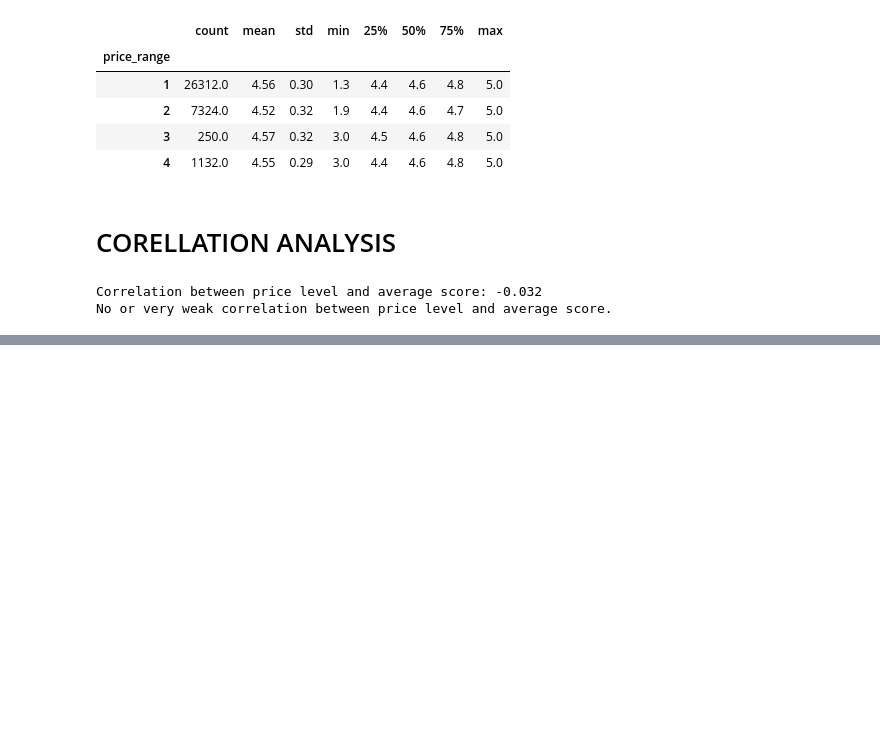
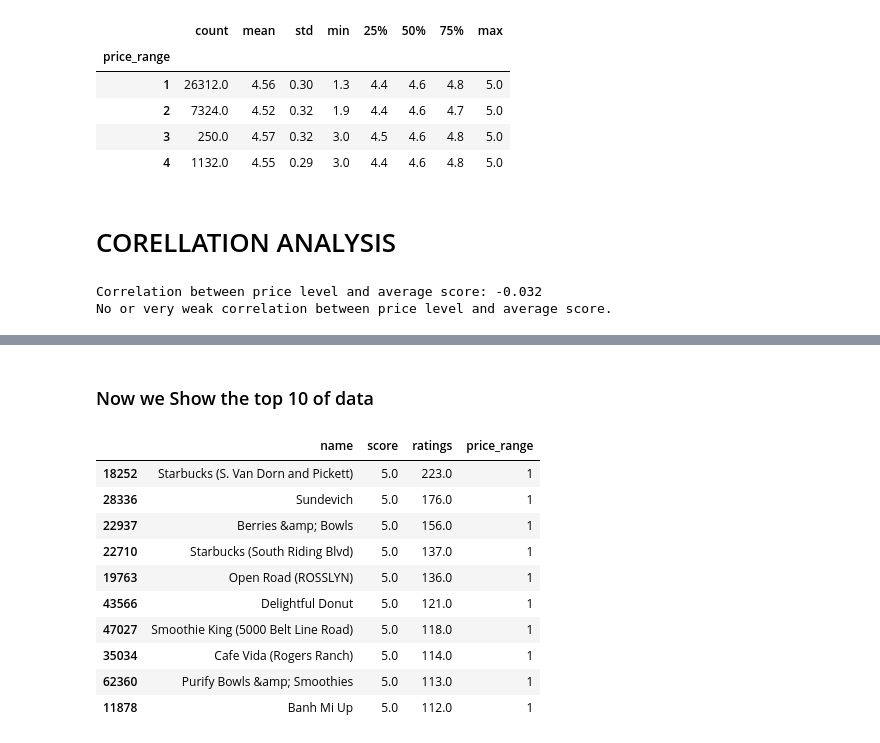
Before and after one commit to MostafaOsmanFathi/uber-eats-menu-analysis, a Jupyter notebook: insights_yousef.ipynb, the cells around one changed output, grey strips where cells are left out. Drawn from its saved outputs; the diff is of its cells as text; code cells hidden in the pictures; blank space fills up the shorter version.

```diff
--- a/insights_yousef.ipynb
+++ b/insights_yousef.ipynb
@@ -57,0 +120,16 @@ No or very weak correlation between price level and average score.
+# %% [markdown]
+### Now we Show the top 10 of data
+# %%
+df_top_sorted[['name', 'score', 'ratings', 'price_range']].head(10)
+# %% [output]
+|  | name | score | ratings | price_range |
+| 18252 | Starbucks (S. Van Dorn and Pickett) | 5.0 | 223.0 | 1 |
+| 28336 | Sundevich | 5.0 | 176.0 | 1 |
+| 22937 | Berries &amp; Bowls | 5.0 | 156.0 | 1 |
+| 22710 | Starbucks (South Riding Blvd) | 5.0 | 137.0 | 1 |
+| 19763 | Open Road (ROSSLYN) | 5.0 | 136.0 | 1 |
+| 43566 | Delightful Donut | 5.0 | 121.0 | 1 |
+| 47027 | Smoothie King (5000 Belt Line Road) | 5.0 | 118.0 | 1 |
+| 35034 | Cafe Vida (Rogers Ranch) | 5.0 | 114.0 | 1 |
+| 62360 | Purify Bowls &amp; Smoothies | 5.0 | 113.0 | 1 |
+| 11878 | Banh Mi Up | 5.0 | 112.0 | 1 |
```
Also changed, not shown: parts of 17 cells of this notebook.
